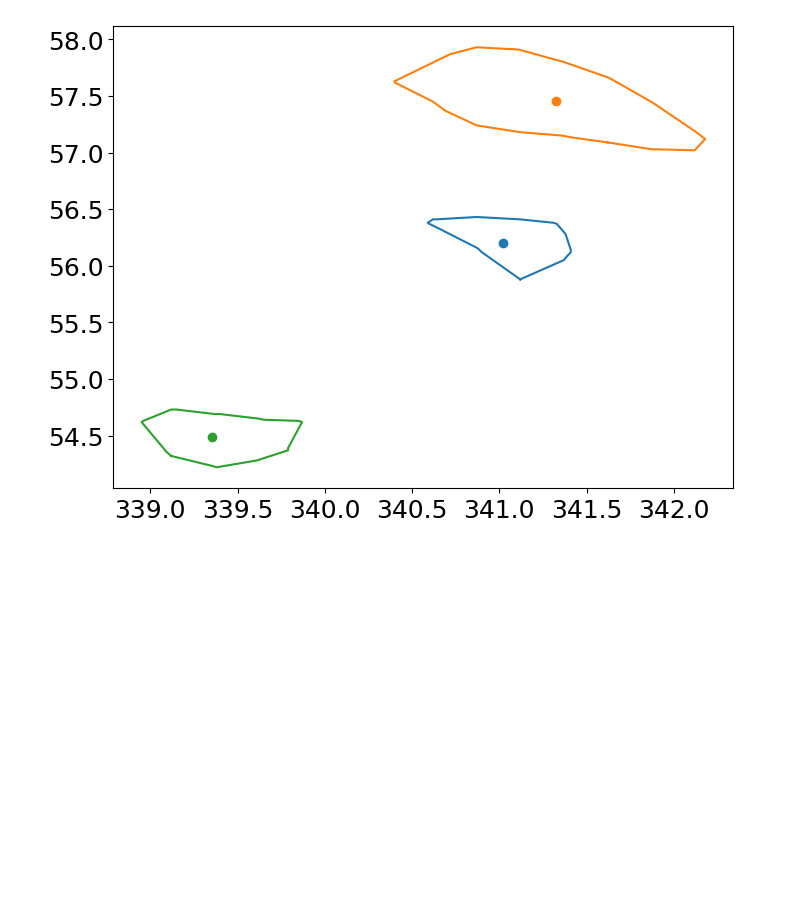
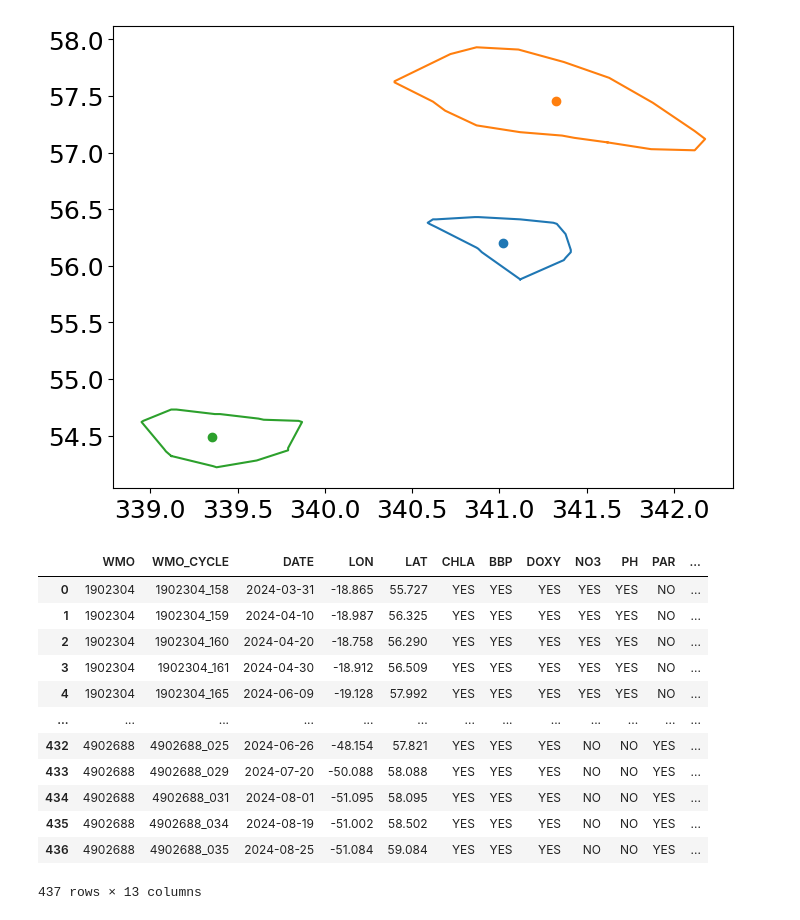
Before and after one commit to mcornec/GO-SWACE, a Jupyter notebook: crop_AVISO_to_edward.ipynb, the cells around one changed output. Cells and saved outputs as stored; diff of their text form; code cells hidden in the pictures; blank space fills up the shorter version.

```diff
--- a/crop_AVISO_to_edward.ipynb
+++ b/crop_AVISO_to_edward.ipynb
@@ -406,3 +406,20 @@ for obs in np.arange(len(check_ds.obs)):
         ax.scatter(check_ds.longitude[obs],check_ds.latitude[obs])
 # %% [output]
 [figure]
+# %%
+argo_df = pd.read_csv('../BGC_floats_Cornec_20250125_in_eddy_LJK.csv')
+argo_df
+# %% [output]
+|  | WMO | WMO_CYCLE | DATE | LON | LAT | CHLA | BBP | DOXY | NO3 | PH | PAR | ... |
+| 0 | 1902304 | 1902304_158 | 2024-03-31 | -18.865 | 55.727 | YES | YES | YES | YES | YES | NO | ... |
+| 1 | 1902304 | 1902304_159 | 2024-04-10 | -18.987 | 56.325 | YES | YES | YES | YES | YES | NO | ... |
+| 2 | 1902304 | 1902304_160 | 2024-04-20 | -18.758 | 56.290 | YES | YES | YES | YES | YES | NO | ... |
+| 3 | 1902304 | 1902304_161 | 2024-04-30 | -18.912 | 56.509 | YES | YES | YES | YES | YES | NO | ... |
+| 4 | 1902304 | 1902304_165 | 2024-06-09 | -19.128 | 57.992 | YES | YES | YES | YES | YES | NO | ... |
+| ... | ... | ... | ... | ... | ... | ... | ... | ... | ... | ... | ... | ... |
+| 432 | 4902688 | 4902688_025 | 2024-06-26 | -48.154 | 57.821 | YES | YES | YES | NO | NO | YES | ... |
+| 433 | 4902688 | 4902688_029 | 2024-07-20 | -50.088 | 58.088 | YES | YES | YES | NO | NO | YES | ... |
+| 434 | 4902688 | 4902688_031 | 2024-08-01 | -51.095 | 58.095 | YES | YES | YES | NO | NO | YES | ... |
+| 435 | 4902688 | 4902688_034 | 2024-08-19 | -51.002 | 58.502 | YES | YES | YES | NO | NO | YES | ... |
+| 436 | 4902688 | 4902688_035 | 2024-08-25 | -51.084 | 59.084 | YES | YES | YES | NO | NO | YES | ... |
+437 rows × 13 columns
```
Also changed, not shown: parts of 3 cells of this notebook.
